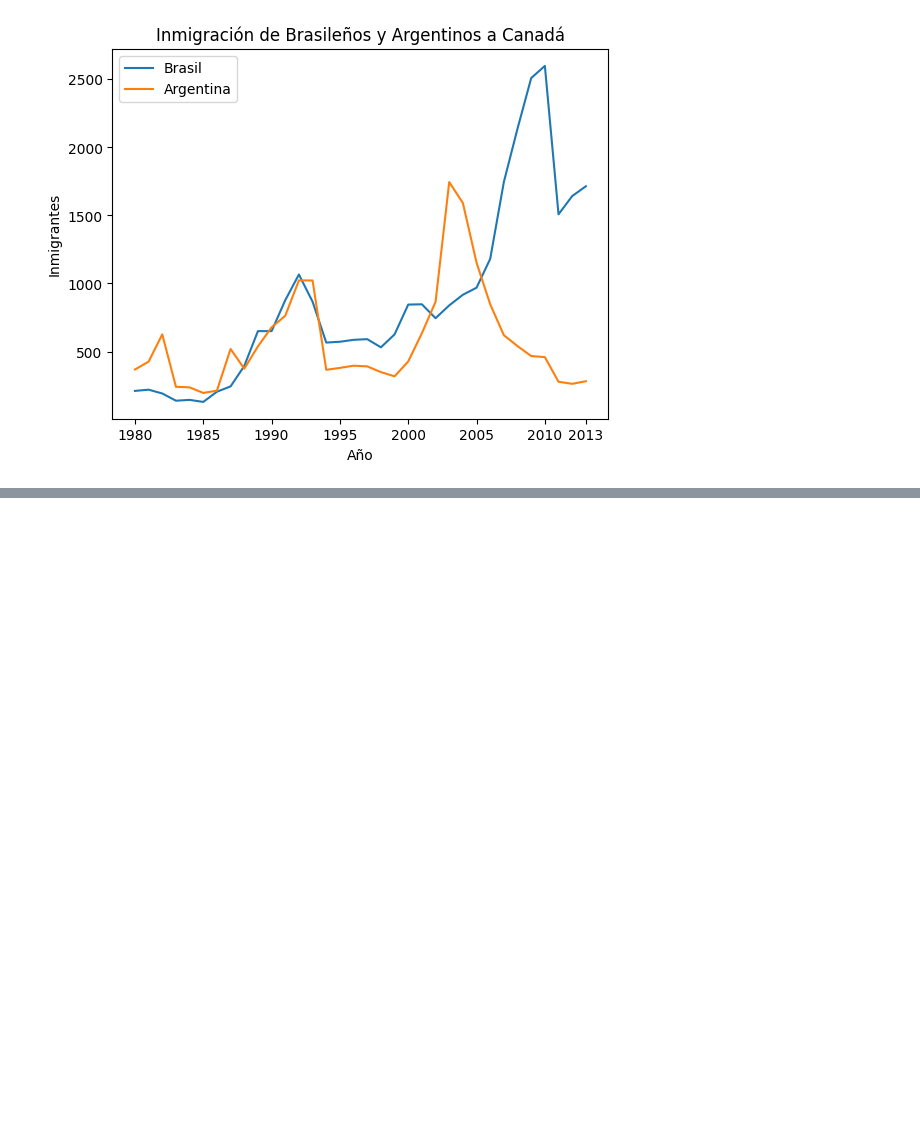
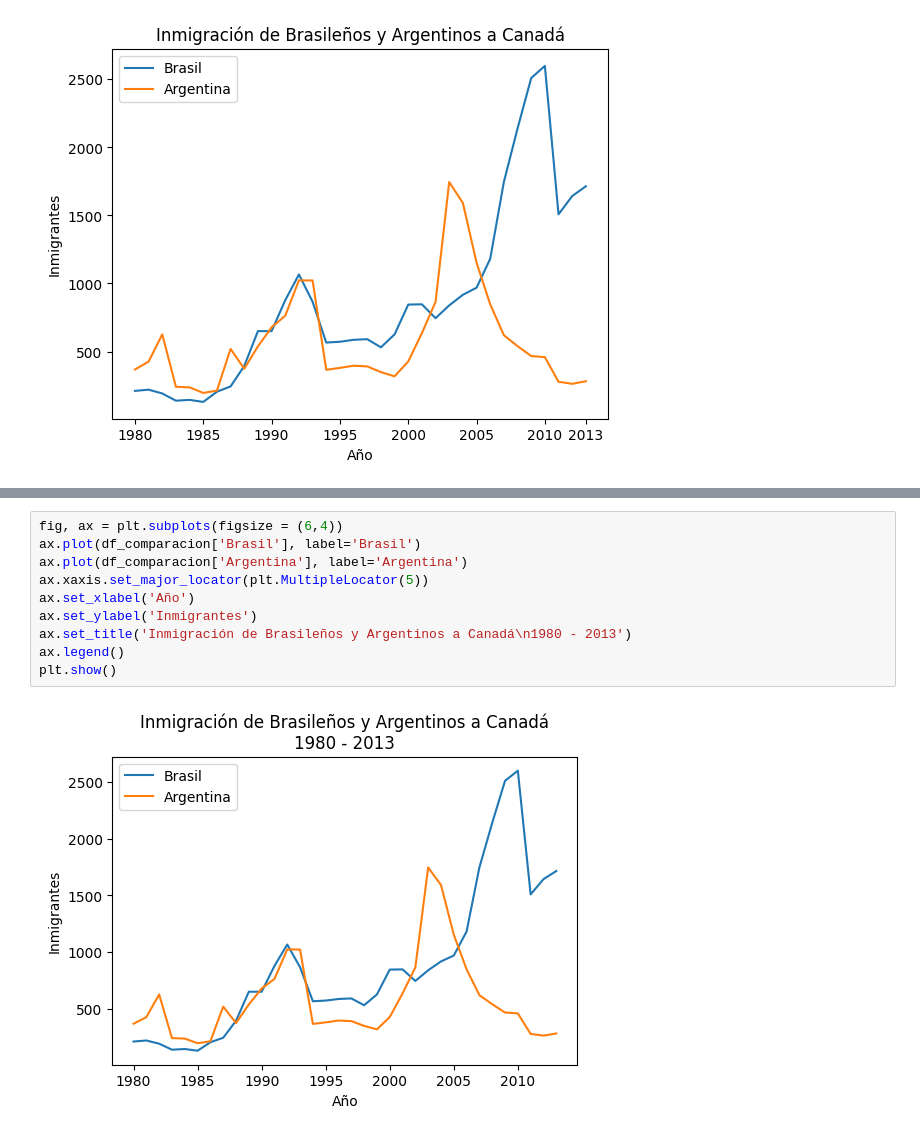
Before and after one commit to Nataliahfk/visualizacion_datos_graficos_python, a Jupyter notebook: visualizacion_de_datos_con_graficos_python.ipynb, the cells around one changed output, grey strips where cells are left out. Cells and saved outputs as stored; diff of their text form; blank space fills up the shorter version.

```diff
--- a/visualizacion_de_datos_con_graficos_python.ipynb
+++ b/visualizacion_de_datos_con_graficos_python.ipynb
@@ -246,0 +300,12 @@ plt.show()
+# %%
+fig, ax = plt.subplots(figsize = (6,4))
+ax.plot(df_comparacion['Brasil'], label='Brasil')
+ax.plot(df_comparacion['Argentina'], label='Argentina')
+ax.xaxis.set_major_locator(plt.MultipleLocator(5))
+ax.set_xlabel('Año')
+ax.set_ylabel('Inmigrantes')
+ax.set_title('Inmigración de Brasileños y Argentinos a Canadá\n1980 - 2013')
+ax.legend()
+plt.show()
+# %% [output]
+[figure, added]
```
Also changed, not shown: parts of 12 cells of this notebook.
